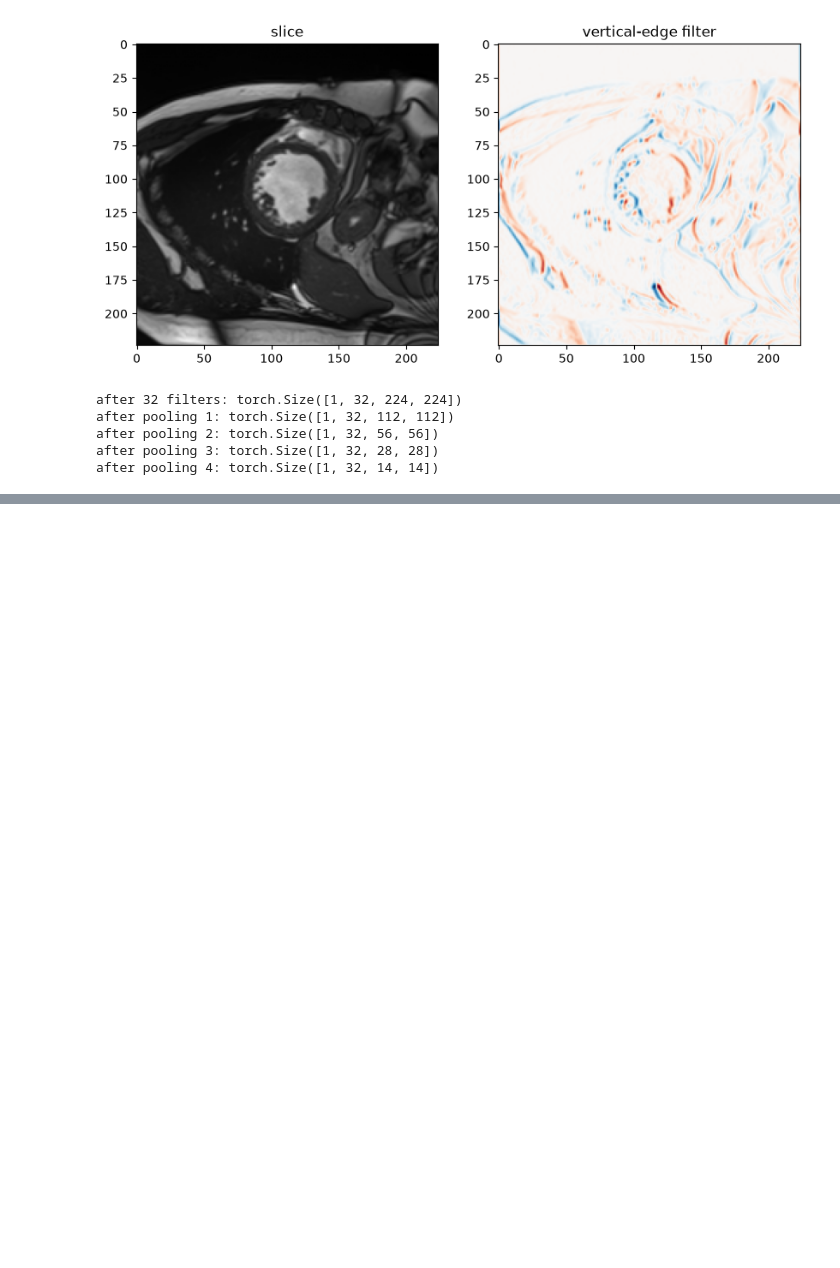
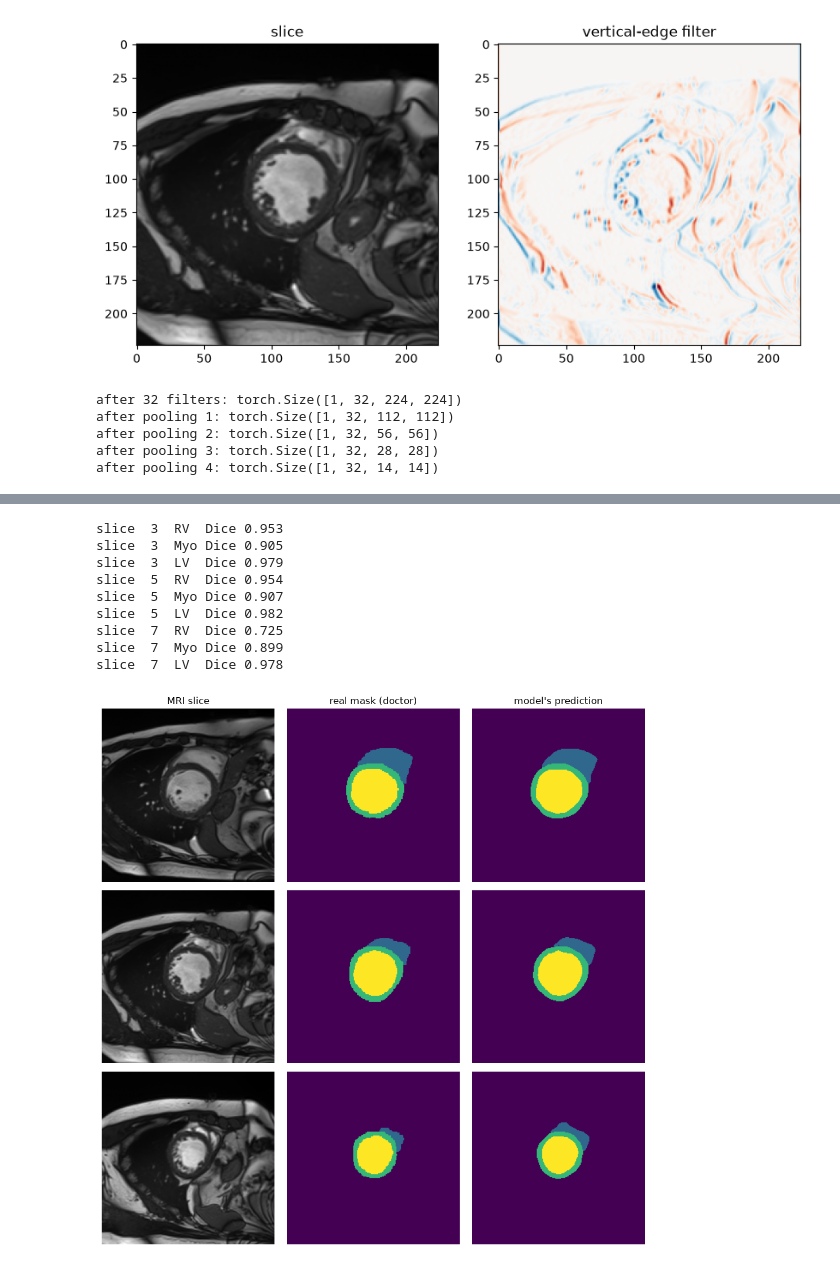
Before and after one commit to VICSTIC08/cardiac-mri-segmentation, a Jupyter notebook: notebooks/02_how_a_network_sees.ipynb, the cells around one changed output, grey strips where cells are left out. Saved outputs shown, nothing was run; the diff lists cells and outputs as text; code cells hidden in the pictures; blank space fills up the shorter version.

Commit message:
docs: add first trained model predictions to walkthrough notebook (#16)

```diff
--- a/notebooks/02_how_a_network_sees.ipynb
+++ b/notebooks/02_how_a_network_sees.ipynb
@@ -78 +78,36 @@ one pixel's 4 scores: [-0.13644908368587494, -0.6302582621574402, 0.162419632077
 learnable numbers: 7,762,564
+# %%
+model = UNet()
+model.load_state_dict(torch.load("../checkpoints/row1_plain/best.pt", map_location="cpu"))
+model.eval()
+
+val = ACDCSliceDataset("../data/acdc/training", ["patient001"])  # a VALIDATION patient: never trained on
+fig, axes = plt.subplots(3, 3, figsize=(10, 10))
+for row, i in enumerate([3, 5, 7]):
+    image, mask = val[i]
+    with torch.no_grad():
+        prediction = model(image.unsqueeze(0)).argmax(dim=1)[0]
+    axes[row, 0].imshow(image[0], cmap="gray")
+    axes[row, 1].imshow(mask, cmap="viridis", vmin=0, vmax=3)
+    axes[row, 2].imshow(prediction, cmap="viridis", vmin=0, vmax=3)
+    for name, label in [("RV", 1), ("Myo", 2), ("LV", 3)]:
+        p, t = prediction == label, mask == label
+        dice = (2 * (p & t).sum() / (p.sum() + t.sum())).item() if (p.sum() + t.sum()) > 0 else float("nan")
+        print(f"slice {i:2d}  {name:3s} Dice {dice:.3f}")
+for ax, title in zip(axes[0], ["MRI slice", "real mask (doctor)", "model's prediction"]):
+    ax.set_title(title)
+for ax in axes.flat:
+    ax.axis("off")
+plt.tight_layout()
+plt.show()
+# %% [output]
+slice  3  RV  Dice 0.953
+slice  3  Myo Dice 0.905
+slice  3  LV  Dice 0.979
+slice  5  RV  Dice 0.954
+slice  5  Myo Dice 0.907
+slice  5  LV  Dice 0.982
+slice  7  RV  Dice 0.725
+slice  7  Myo Dice 0.899
+slice  7  LV  Dice 0.978
+[figure, added]
```
Also changed, not shown: parts of 1 cell of this notebook.
